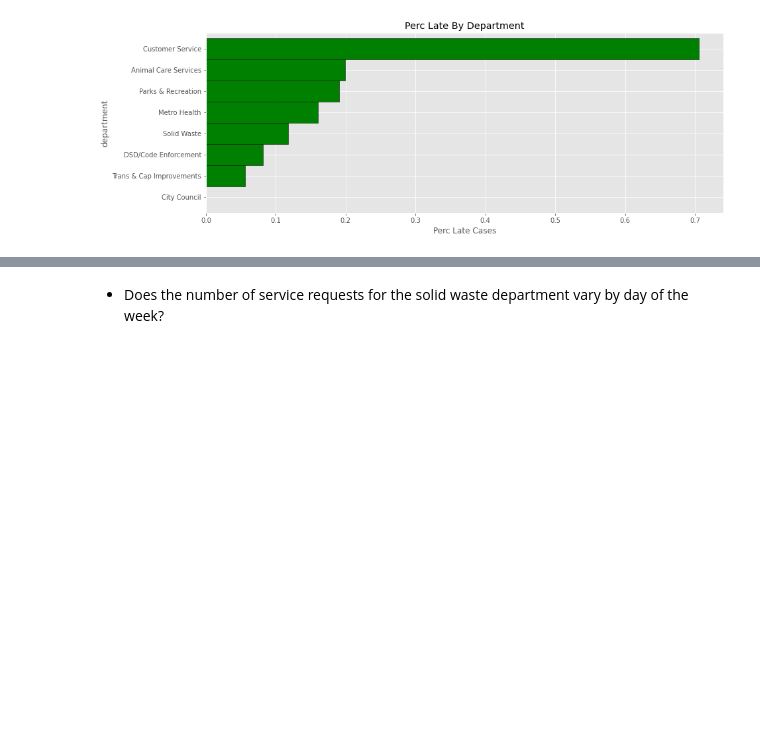
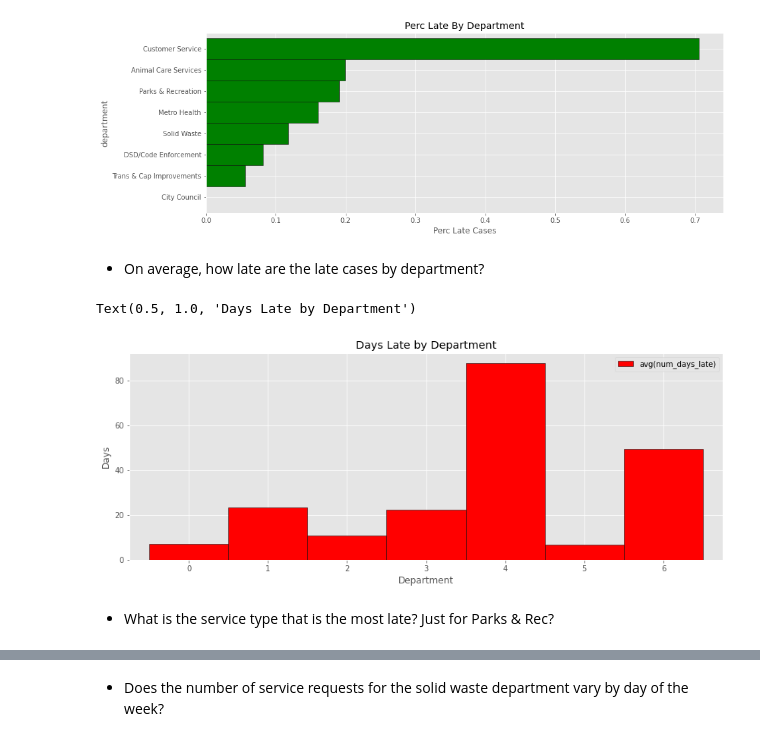
Before and after one commit to albertopuentes/spark-exercises, a Jupyter notebook: explore.ipynb, the cells around one changed output, grey strips where cells are left out. Drawn from its saved outputs; the diff is of its cells as text; code cells hidden in the pictures; blank space fills up the shorter version.

```diff
--- a/explore.ipynb
+++ b/explore.ipynb
@@ -110,3 +110,20 @@ plt.title("Perc Late By Department")
 # %% [output]
 Text(0.5, 1.0, 'Perc Late By Department')
 [figure]
+# %% [markdown]
+* On average, how late are the late cases by department?
+# %%
+(df.where(df.case_late == 'true')
+.groupby('department')
+.agg(avg('num_days_late'))
+.toPandas()
+.plot.bar(width=1, edgecolor="black", figsize=(14, 5), color='red'))
+plt.xlabel("Department")
+plt.xticks(rotation=0)
+plt.ylabel("Days")
+plt.title("Days Late by Department")
+# %% [output]
+Text(0.5, 1.0, 'Days Late by Department')
+[figure, added]
+# %% [markdown]
+* What is the service type that is the most late? Just for Parks & Rec?
```
Also changed, not shown: parts of 13 cells of this notebook.
